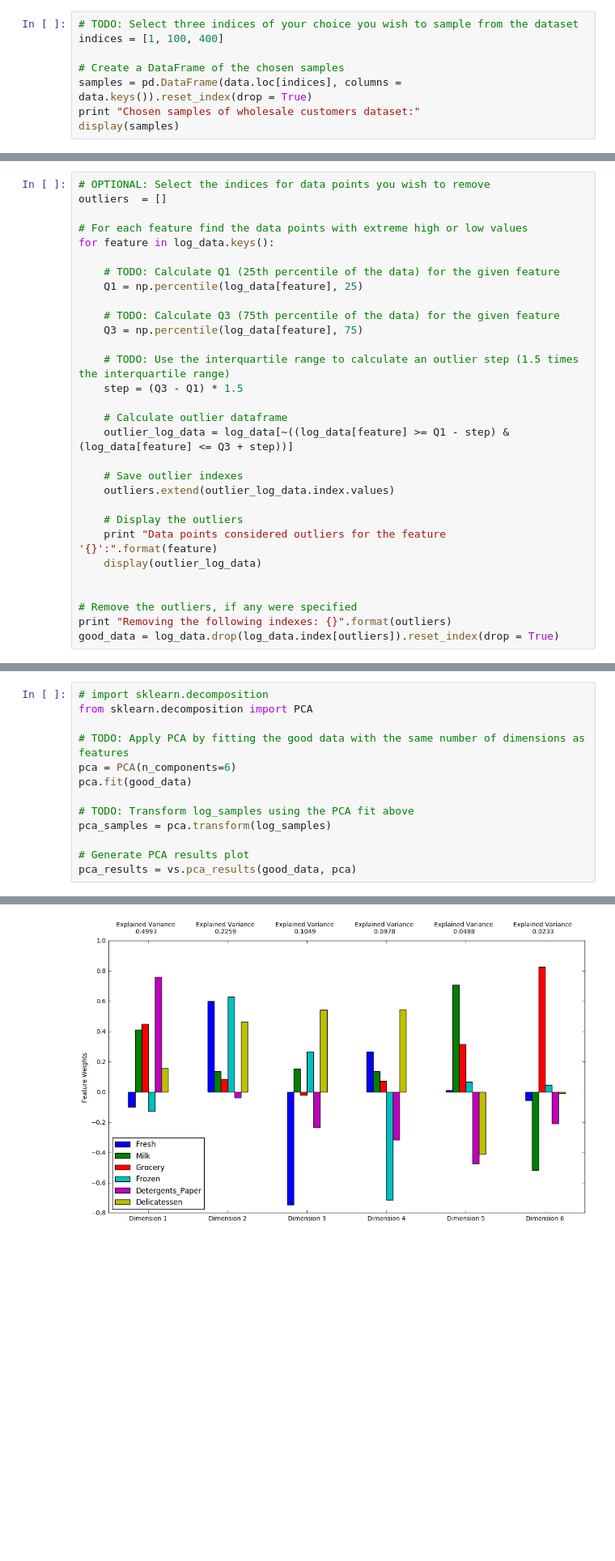
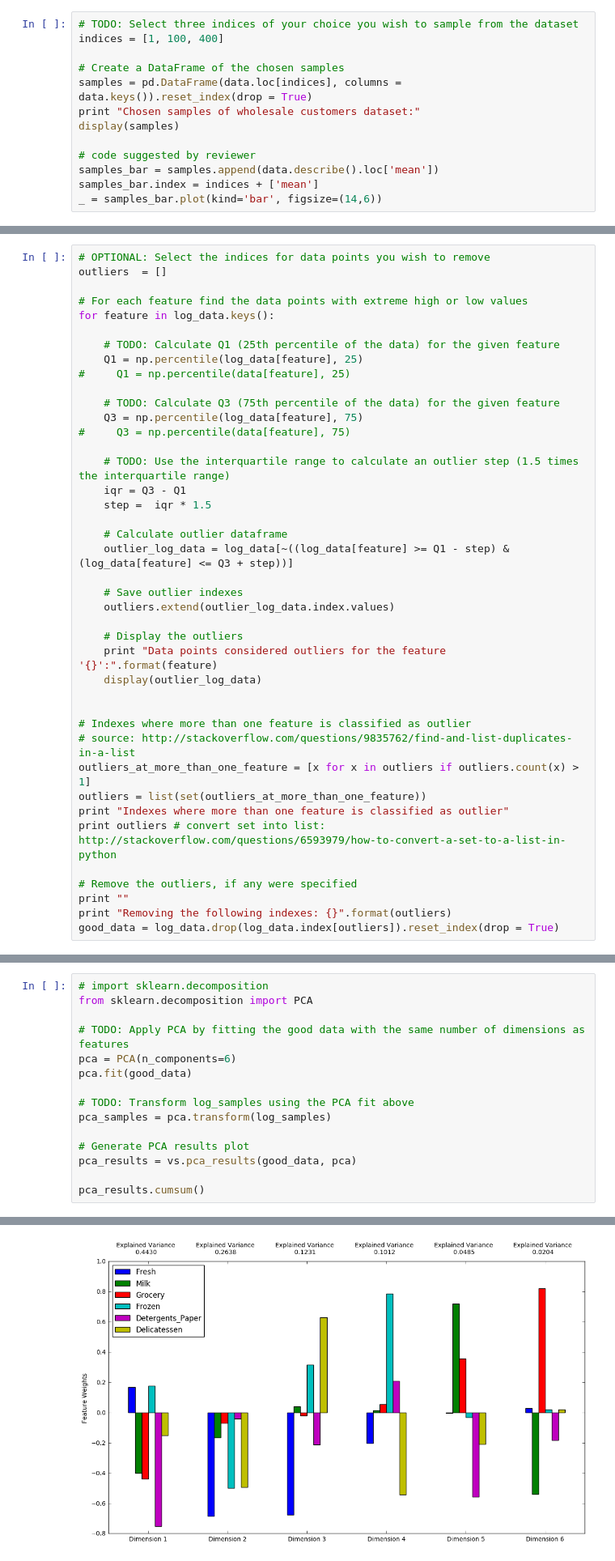
Before and after one commit to janlukasschroeder/Machine-Learning-Nanodegree-Udacity, a Jupyter notebook: projects/customer_segments/customer_segments.ipynb, the cells around one changed output, grey strips where cells are left out. Shown at 81% size. Cells and saved outputs as stored; diff of their text form; blank space fills up the shorter version.

```diff
--- a/projects/customer_segments/customer_segments.ipynb
+++ b/projects/customer_segments/customer_segments.ipynb
@@ -66,6 +66,11 @@ indices = [1, 100, 400]
 samples = pd.DataFrame(data.loc[indices], columns = data.keys()).reset_index(drop = True)
 print "Chosen samples of wholesale customers dataset:"
 display(samples)
+
+# code suggested by reviewer
+samples_bar = samples.append(data.describe().loc['mean'])
+samples_bar.index = indices + ['mean']
+_ = samples_bar.plot(kind='bar', figsize=(14,6))
 # %% [output]
 Chosen samples of wholesale customers dataset:
 |  | Fresh | Milk | Grocery | Frozen | Detergents_Paper | Delicatessen |
@@ -226,12 +235,15 @@ for feature in log_data.keys():
 
     # TODO: Calculate Q1 (25th percentile of the data) for the given feature
     Q1 = np.percentile(log_data[feature], 25)
+#     Q1 = np.percentile(data[feature], 25)
 
     # TODO: Calculate Q3 (75th percentile of the data) for the given feature
     Q3 = np.percentile(log_data[feature], 75)
+#     Q3 = np.percentile(data[feature], 75)
 
     # TODO: Use the interquartile range to calculate an outlier step (1.5 times the interquartile range)
-    step = (Q3 - Q1) * 1.5
+    iqr = Q3 - Q1
+    step =  iqr * 1.5
 
     # Calculate outlier dataframe
     outlier_log_data = log_data[~((log_data[feature] >= Q1 - step) & (log_data[feature] <= Q3 + step))]
@@ -244,7 +256,15 @@ for feature in log_data.keys():
     display(outlier_log_data)
 
 
+# Indexes where more than one feature is classified as outlier
+# source: http://stackoverflow.com/questions/9835762/find-and-list-duplicates-in-a-list
+outliers_at_more_than_one_feature = [x for x in outliers if outliers.count(x) > 1]
+outliers = list(set(outliers_at_more_than_one_feature))
+print "Indexes where more than one feature is classified as outlier"
+print outliers # convert set into list: http://stackoverflow.com/questions/6593979/how-to-convert-a-set-to-a-list-in-python
+
 # Remove the outliers, if any were specified
+print ""
 print "Removing the following indexes: {}".format(outliers)
 good_data = log_data.drop(log_data.index[outliers]).reset_index(drop = True)
 # %% [output]
@@ -340,4 +368,6 @@ pca_samples = pca.transform(log_samples)
 
 # Generate PCA results plot
 pca_results = vs.pca_results(good_data, pca)
+
+pca_results.cumsum()
 # %% [output]
@@ -344,4 +381,4 @@ pca_results = vs.pca_results(good_data, pca)
-[figure, old version]
+[figure, new version]
 # %% [markdown]
 ### Question 5
 *How much variance in the data is explained* ***in total*** *by the first and second principal component? What about the first four principal components? Using the visualization provided above, discuss what the first four dimensions best represent in terms of customer spending.*
```
Also changed, not shown: parts of 17 cells of this notebook.
